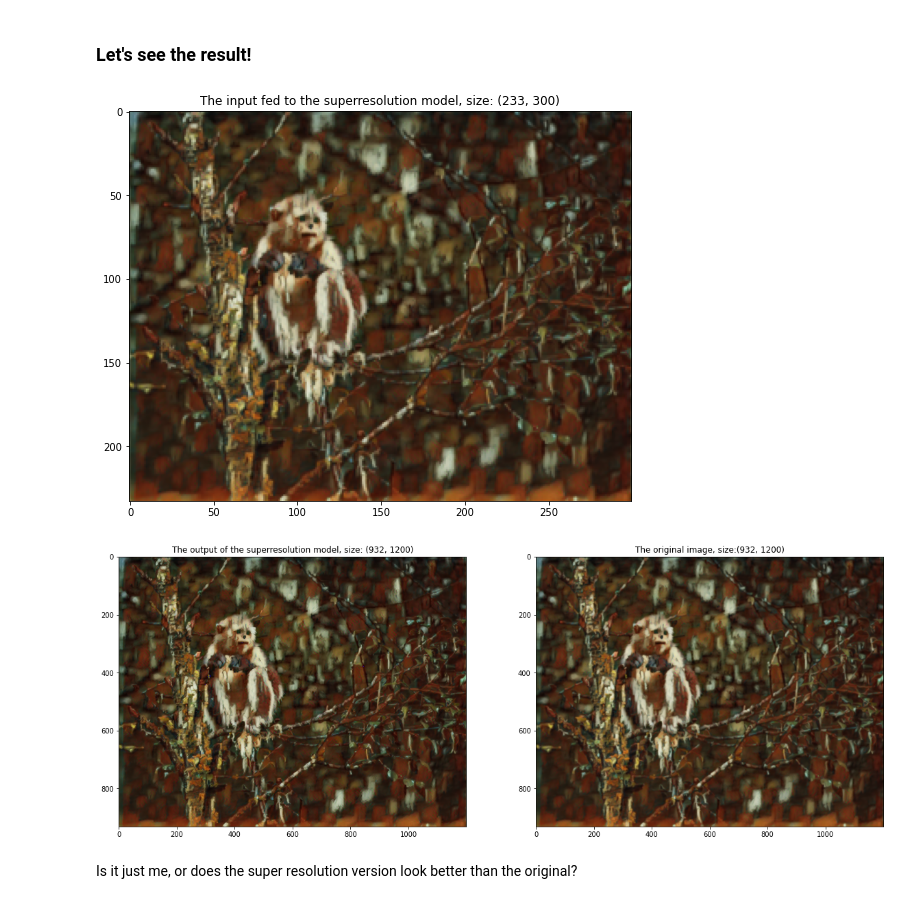
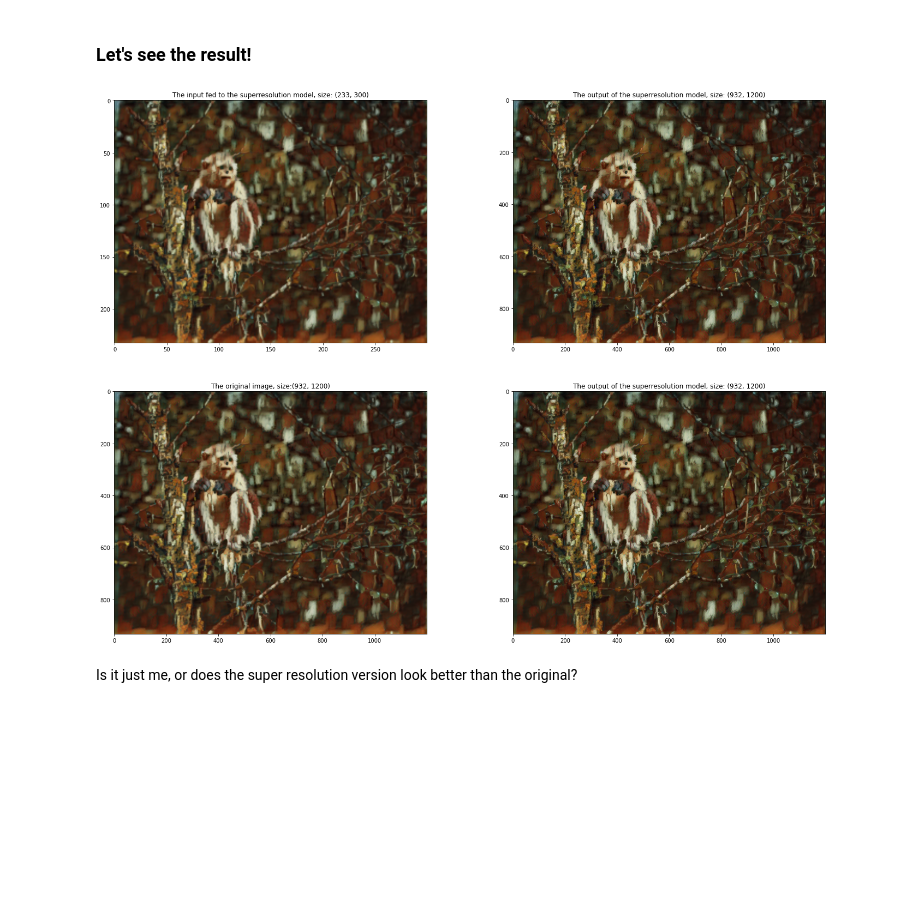
Before and after one commit to pratikluitel/blog-sourcecode, a Jupyter notebook: tensorflow-serving/stylization_and_enhancement.ipynb, the cells around one changed output. Drawn from its saved outputs; the diff is of its cells as text; code cells hidden in the pictures; blank space fills up the shorter version.

```diff
--- a/tensorflow-serving/stylization_and_enhancement.ipynb
+++ b/tensorflow-serving/stylization_and_enhancement.ipynb
@@ -197,26 +199,32 @@ output_image = np.array(resp.json()["predictions"][0]).astype("uint8")
 # %%
 output_image = np.clip(
     output_image, 0, 255
 )  # a postprocessing step as specified by the superresolution reference paper
 
-plt.figure(figsize=(9, 12))
-plt.imshow(input_image)
-plt.title(f"The input fed to the superresolution model, size: {input_image.shape[:2]}")
-plt.show()
+fig, axs = plt.subplots(2, 2, figsize=(24, 18))
 
-fig, axs = plt.subplots(1, 2, figsize=(20, 24))
+axs[0][0].imshow(input_image)
+axs[0][0].set_title(
+    f"The input fed to the superresolution model, size: {input_image.shape[:2]}"
+)
 
-axs[0].imshow(output_image)
-axs[0].set_title(
+axs[0][1].imshow(output_image)
+axs[0][1].set_title(
     f"The output of the superresolution model, size: {output_image.shape[:2]}"
 )
 
-axs[1].imshow(original_image)
-axs[1].set_title(f"The original image, size:{original_image.shape[:2]}")
+axs[1][0].imshow(original_image)
+axs[1][0].set_title(
+    f"The original image, size:{original_image.shape[:2]}"
+)
+
+axs[1][1].imshow(output_image)
+axs[1][1].set_title(
+    f"The output of the superresolution model, size: {output_image.shape[:2]}"
+)
 
 plt.show()
 # %% [output]
-[figure, old version]
+[figure, new version]
-[figure, removed]
 # %% [markdown]
 Is it just me, or does the super resolution version look better than the original?
```
Also changed, not shown: parts of 3 cells of this notebook, 7 other files.
